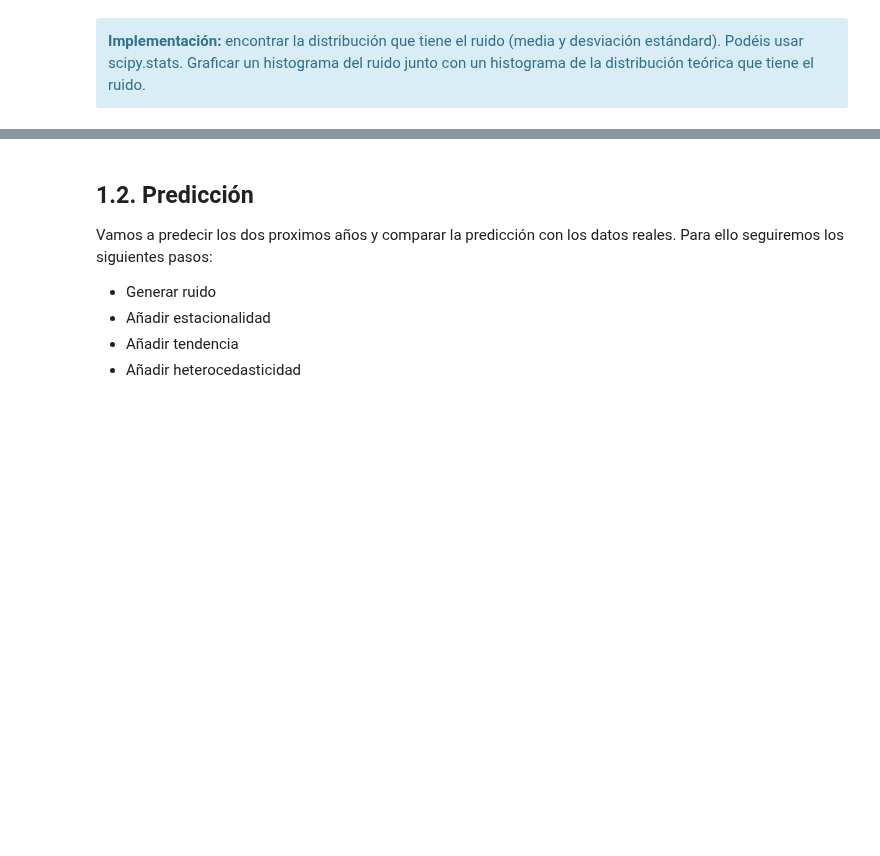
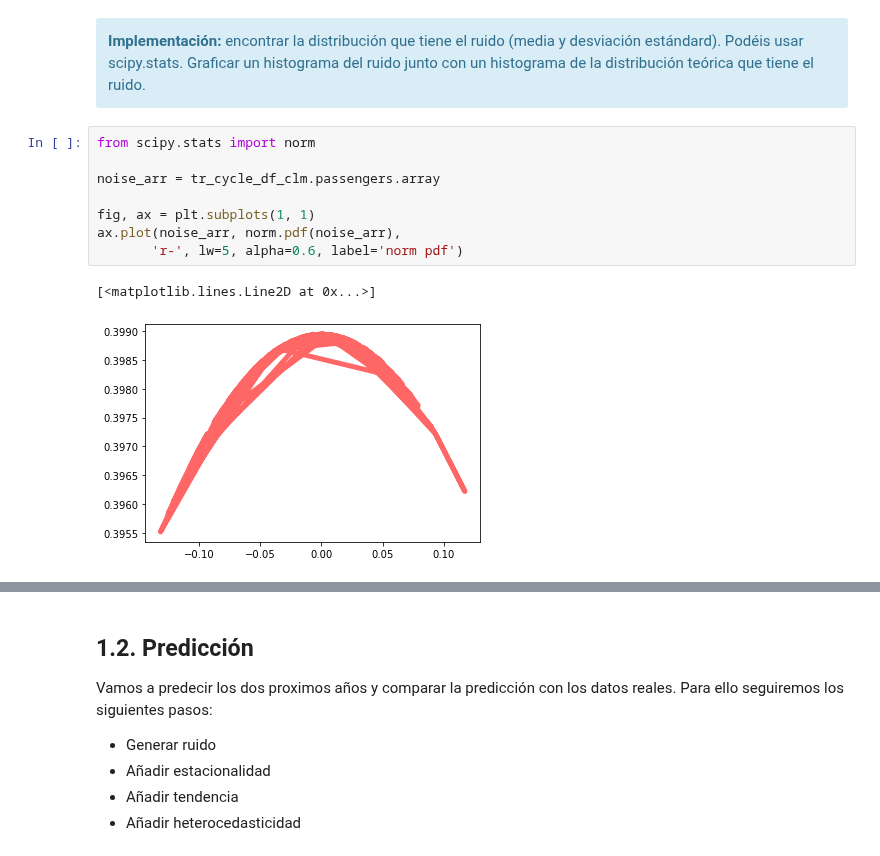
Before and after one commit to angelbujalance/MAME_PEC, a Jupyter notebook: 20221_M2.855_PEC4-Enunciado.ipynb, the cells around one changed output, grey strips where cells are left out. Drawn from its saved outputs; the diff is of its cells as text; blank space fills up the shorter version.

```diff
--- a/20221_M2.855_PEC4-Enunciado.ipynb
+++ b/20221_M2.855_PEC4-Enunciado.ipynb
@@ -378,3 +378,14 @@ Una vez eliminadas la heterocedasticidad, la tendencia y la estacionalidad, lo q
 <div class="alert alert-block alert-info">
     <strong>Implementación:</strong> encontrar la distribución que tiene el ruido (media y desviación estándard). Podéis usar scipy.stats. Graficar un histograma del ruido junto con un histograma de la distribución teórica que tiene el ruido.
 </div>
+# %%
+from scipy.stats import norm
+
+noise_arr = tr_cycle_df_clm.passengers.array
+
+fig, ax = plt.subplots(1, 1)
+ax.plot(noise_arr, norm.pdf(noise_arr),
+       'r-', lw=5, alpha=0.6, label='norm pdf')
+# %% [output]
+[<matplotlib.lines.Line2D at 0x...>]
+[figure, added]
```
Also changed, not shown: parts of 3 cells of this notebook.
